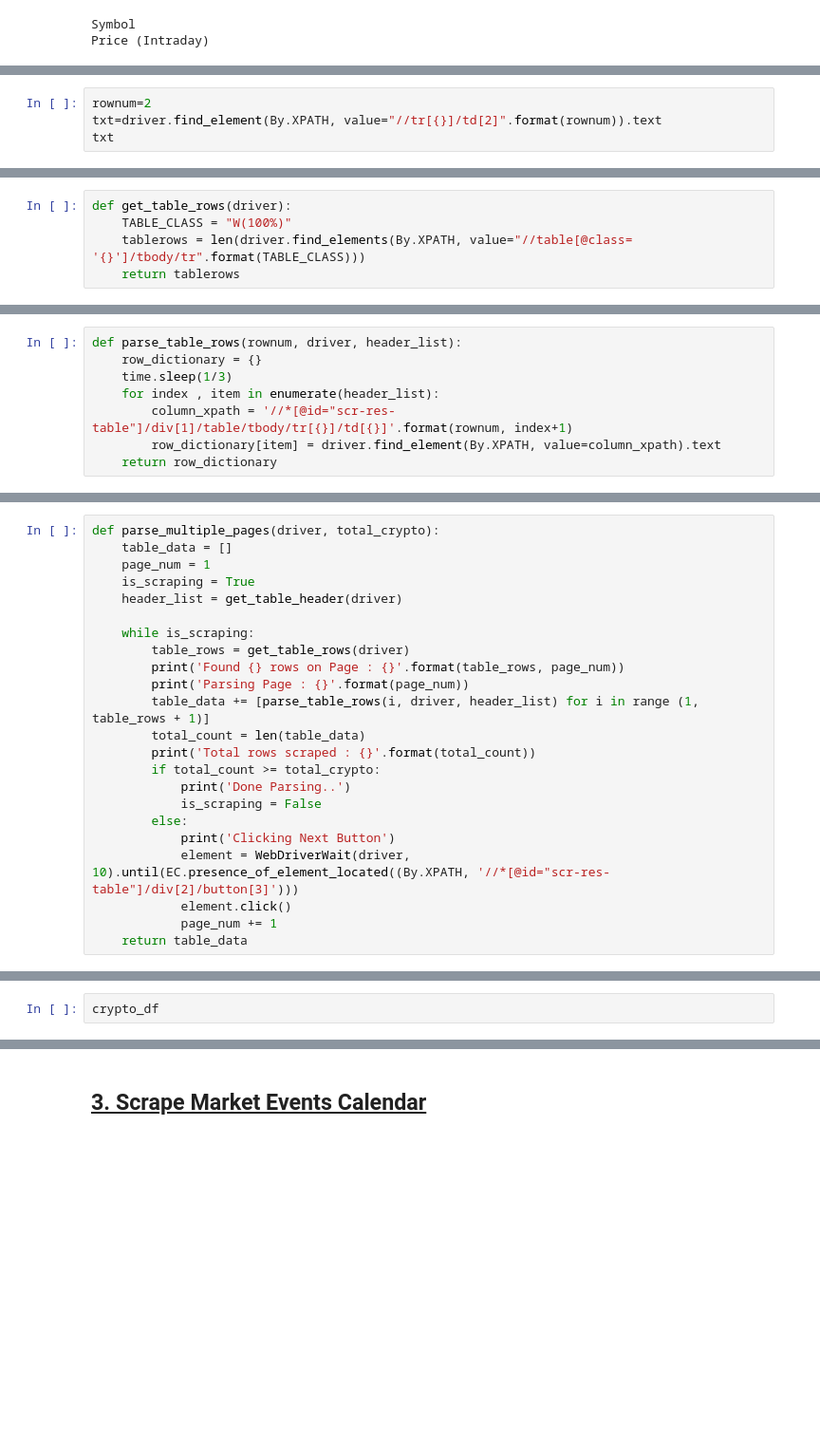
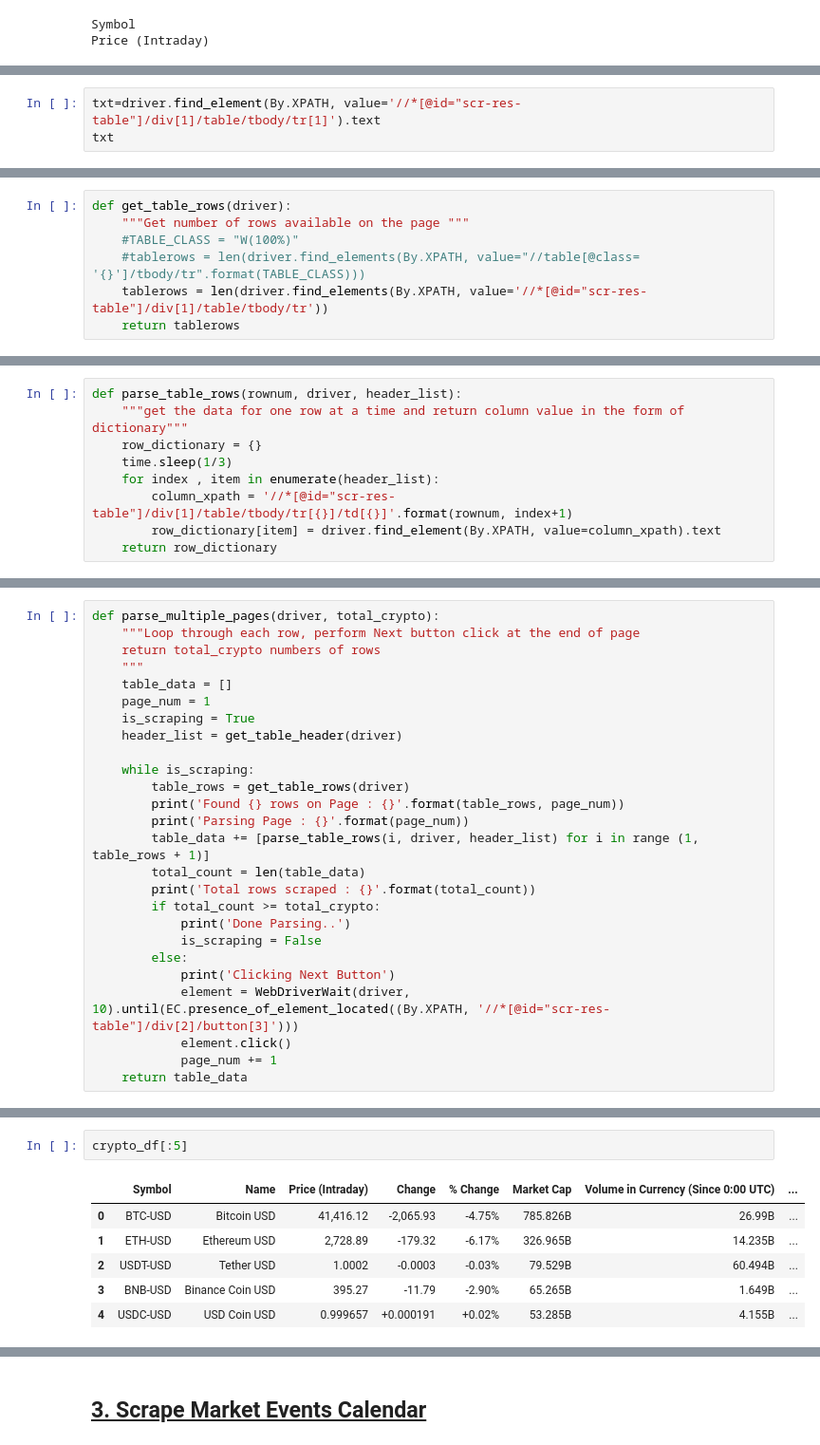
Before and after one commit to vinodvidhole/yahoo-finance-scraper, a Jupyter notebook: yahoo-finance-web-scraper.ipynb, the cells around one changed output, grey strips where cells are left out. Shown at 95% size. Saved outputs shown, nothing was run; the diff lists cells and outputs as text; blank space fills up the shorter version.

```diff
--- a/yahoo-finance-web-scraper.ipynb
+++ b/yahoo-finance-web-scraper.ipynb
@@ -399,4 +442,3 @@ def get_table_header(driver):
 # %%
-rownum=2
-txt=driver.find_element(By.XPATH, value="//tr[{}]/td[2]".format(rownum)).text
+txt=driver.find_element(By.XPATH, value='//*[@id="scr-res-table"]/div[1]/table/tbody/tr[1]').text
 txt
@@ -403,5 +449,7 @@ txt
 # %%
 def get_table_rows(driver):
-    TABLE_CLASS = "W(100%)"
-    tablerows = len(driver.find_elements(By.XPATH, value="//table[@class= '{}']/tbody/tr".format(TABLE_CLASS)))
+    """Get number of rows available on the page """
+    #TABLE_CLASS = "W(100%)"
+    #tablerows = len(driver.find_elements(By.XPATH, value="//table[@class= '{}']/tbody/tr".format(TABLE_CLASS)))
+    tablerows = len(driver.find_elements(By.XPATH, value='//*[@id="scr-res-table"]/div[1]/table/tbody/tr'))
     return tablerows
@@ -417,5 +472,6 @@ driver.find_element(By.XPATH, value="//tr[{}]/td[{}]".format(rownum,colnum)).tex
 # %%
 def parse_table_rows(rownum, driver, header_list):
+    """get the data for one row at a time and return column value in the form of dictionary"""
     row_dictionary = {}
     time.sleep(1/3)
     for index , item in enumerate(header_list):
@@ -425,5 +505,8 @@ def parse_table_rows(rownum, driver, header_list):
 # %%
 def parse_multiple_pages(driver, total_crypto):
+    """Loop through each row, perform Next button click at the end of page
+    return total_crypto numbers of rows
+    """
     table_data = []
     page_num = 1
     is_scraping = True
@@ -472,2 +583,9 @@ crypto_df = scrape_yahoo_crypto(YAHOO_FINANCE_URL, TOTAL_CRYPTO,'crypto-currenci
 # %%
-crypto_df
+crypto_df[:5]
+# %% [output]
+|  | Symbol | Name | Price (Intraday) | Change | % Change | Market Cap | Volume in Currency (Since 0:00 UTC) | ... |
+| 0 | BTC-USD | Bitcoin USD | 41,416.12 | -2,065.93 | -4.75% | 785.826B | 26.99B | ... |
+| 1 | ETH-USD | Ethereum USD | 2,728.89 | -179.32 | -6.17% | 326.965B | 14.235B | ... |
+| 2 | USDT-USD | Tether USD | 1.0002 | -0.0003 | -0.03% | 79.529B | 60.494B | ... |
+| 3 | BNB-USD | Binance Coin USD | 395.27 | -11.79 | -2.90% | 65.265B | 1.649B | ... |
+| 4 | USDC-USD | USD Coin USD | 0.999657 | +0.000191 | +0.02% | 53.285B | 4.155B | ... |
```
Also changed, not shown: parts of 44 cells of this notebook, 3 other files.
